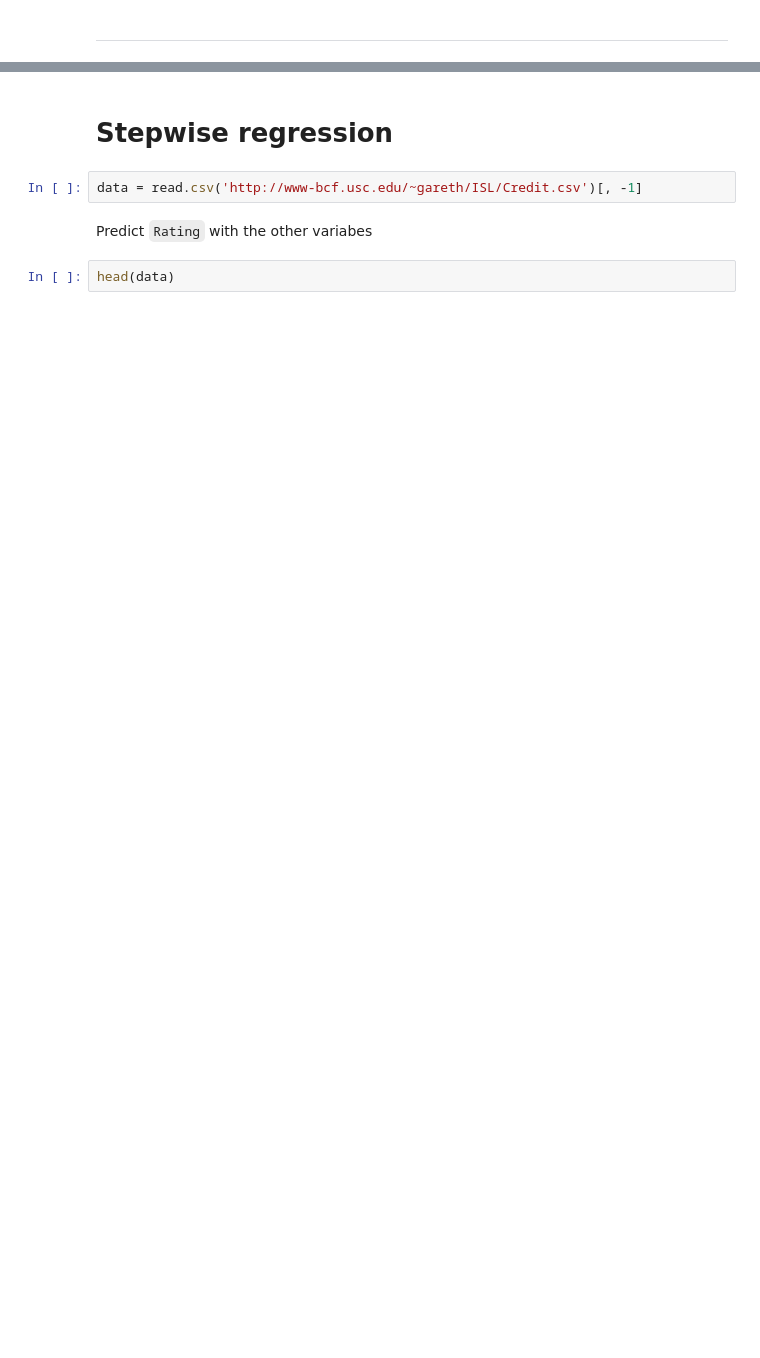
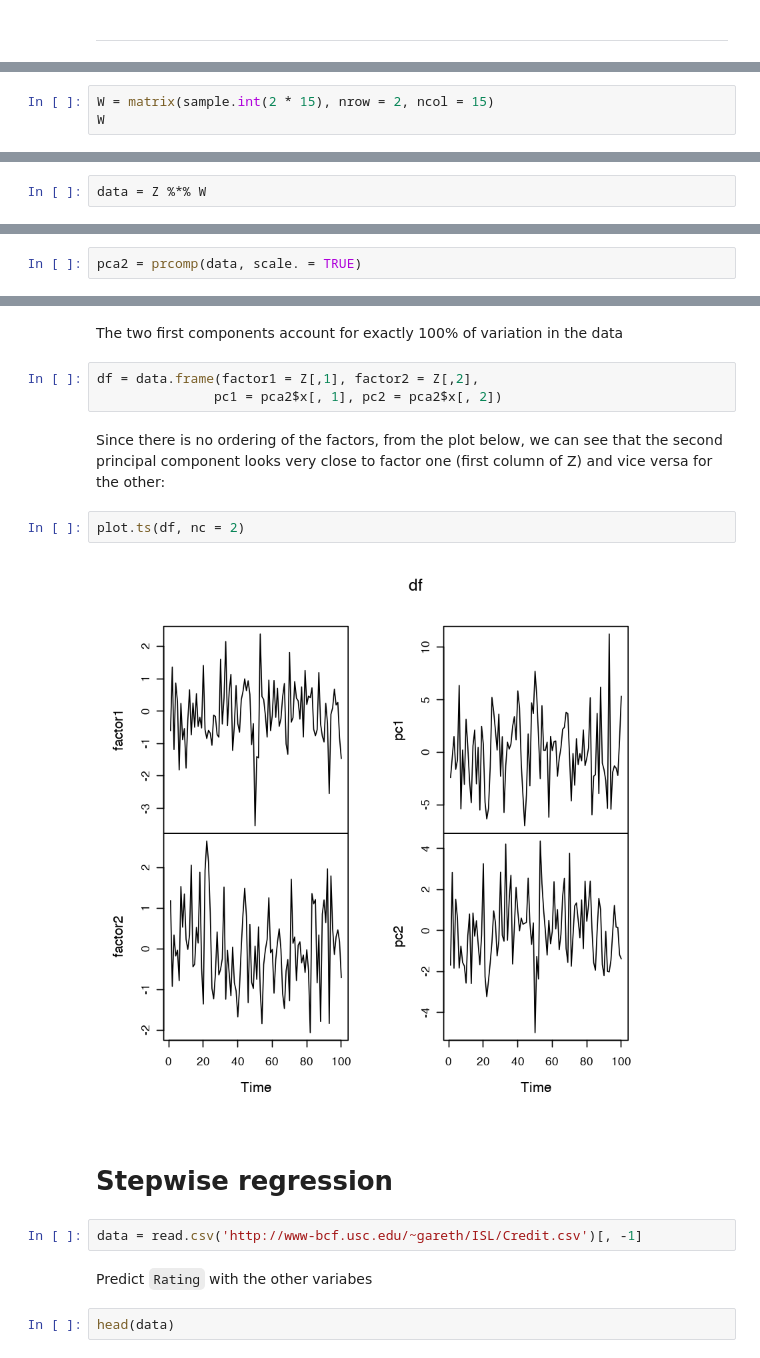
Before and after one commit to erikcs/TA, a Jupyter notebook: 4329_session3.ipynb, the cells around one changed output, grey strips where cells are left out. Saved outputs shown, nothing was run; the diff lists cells and outputs as text; blank space fills up the shorter version.

```diff
--- a/4329_session3.ipynb
+++ b/4329_session3.ipynb
@@ -192,0 +221,3 @@ image(justin50, col = grey(seq(0, 1, length = 256)))
+# %%
+W = matrix(sample.int(2 * 15), nrow = 2, ncol = 15)
+W
@@ -192,0 +229,2 @@ image(justin50, col = grey(seq(0, 1, length = 256)))
+# %%
+data = Z %*% W
@@ -192,0 +246,2 @@ image(justin50, col = grey(seq(0, 1, length = 256)))
+# %%
+pca2 = prcomp(data, scale. = TRUE)
@@ -193,3 +264,14 @@ image(justin50, col = grey(seq(0, 1, length = 256)))
+# %% [markdown]
+The two first components account for exactly 100% of variation in the data
+# %%
+df = data.frame(factor1 = Z[,1], factor2 = Z[,2],
+               pc1 = pca2$x[, 1], pc2 = pca2$x[, 2])
+# %% [markdown]
+Since there is no ordering of the factors, from the plot below, we can see that the second principal component looks very close to factor one (first column of Z) and vice versa for the other:
+# %%
+plot.ts(df, nc = 2)
+# %% [output]
+[figure, added]
 # %% [markdown]
 # Stepwise regression
 # %%
```
Also changed, not shown: parts of 19 cells of this notebook.
